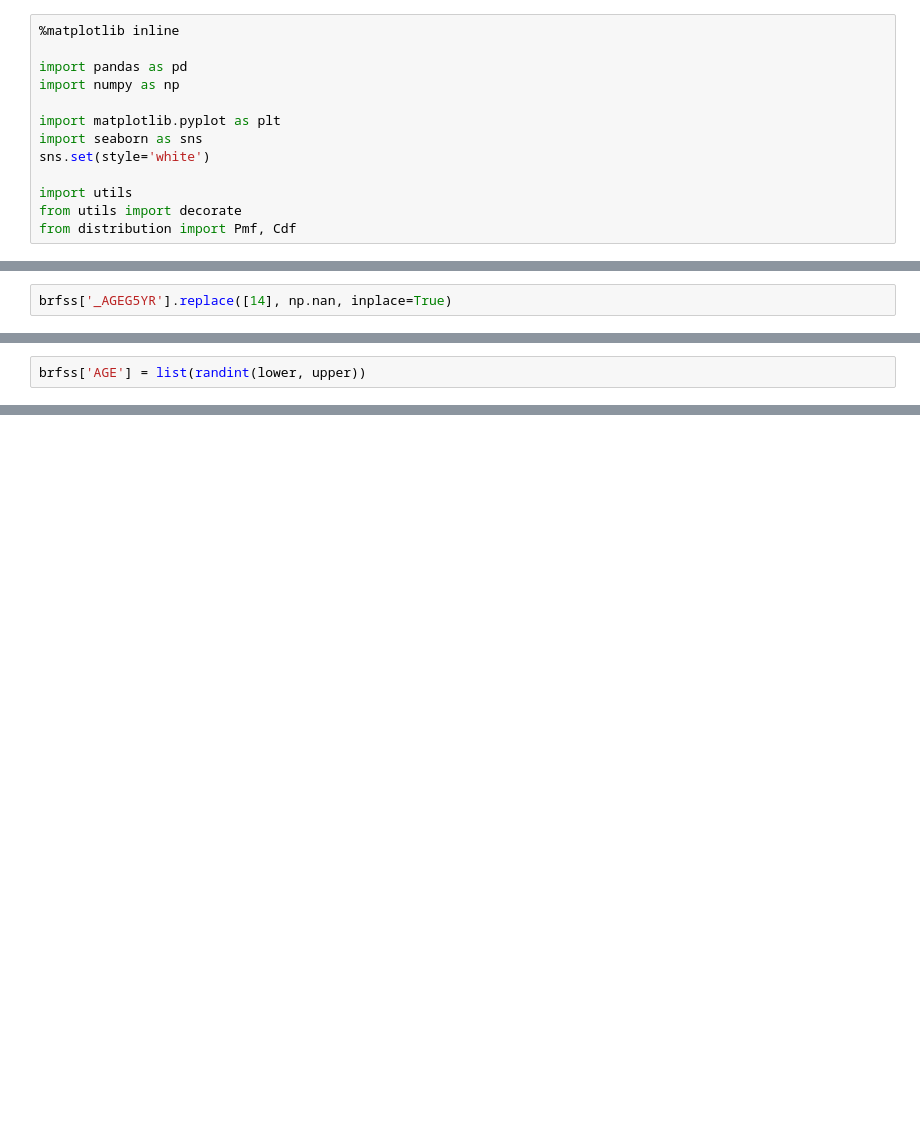
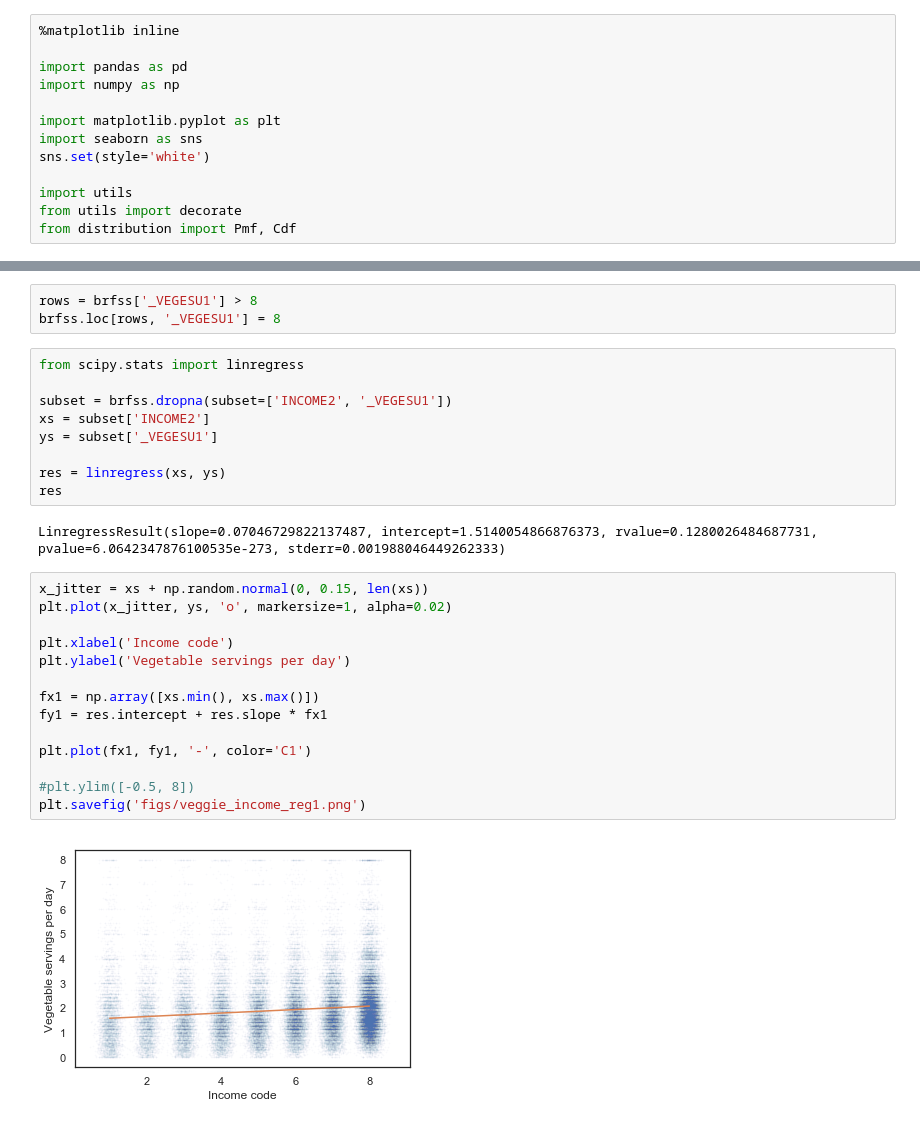
Before and after one commit to AllenDowney/ExploratoryDataAnalysis, a Jupyter notebook: eda_chap4.ipynb, the cells around one changed output, grey strips where cells are left out. Drawn from its saved outputs; the diff is of its cells as text; blank space fills up the shorter version.

```diff
--- a/eda_chap4.ipynb
+++ b/eda_chap4.ipynb
@@ -163,2 +21,0 @@ Name: _AGEG5YR, dtype: float64
-# %%
-brfss['_AGEG5YR'].replace([14], np.nan, inplace=True)
@@ -243,2 +21,0 @@ def randint(lower, upper):
-# %%
-brfss['AGE'] = list(randint(lower, upper))
@@ -542,0 +36,30 @@ sample.shape
+# %%
+rows = brfss['_VEGESU1'] > 8
+brfss.loc[rows, '_VEGESU1'] = 8
+# %%
+from scipy.stats import linregress
+
+subset = brfss.dropna(subset=['INCOME2', '_VEGESU1'])
+xs = subset['INCOME2']
+ys = subset['_VEGESU1']
+
+res = linregress(xs, ys)
+res
+# %% [output]
+LinregressResult(slope=0.07046729822137487, intercept=1.5140054866876373, rvalue=0.1280026484687731, pvalue=6.0642347876100535e-273, stderr=0.001988046449262333)
+# %%
+x_jitter = xs + np.random.normal(0, 0.15, len(xs))
+plt.plot(x_jitter, ys, 'o', markersize=1, alpha=0.02)
+
+plt.xlabel('Income code')
+plt.ylabel('Vegetable servings per day')
+
+fx1 = np.array([xs.min(), xs.max()])
+fy1 = res.intercept + res.slope * fx1
+
+plt.plot(fx1, fy1, '-', color='C1')
+
+#plt.ylim([-0.5, 8])
+plt.savefig('figs/veggie_income_reg1.png')
+# %% [output]
+[figure, added]
```
Also changed, not shown: parts of 134 cells of this notebook, 4 other files.
